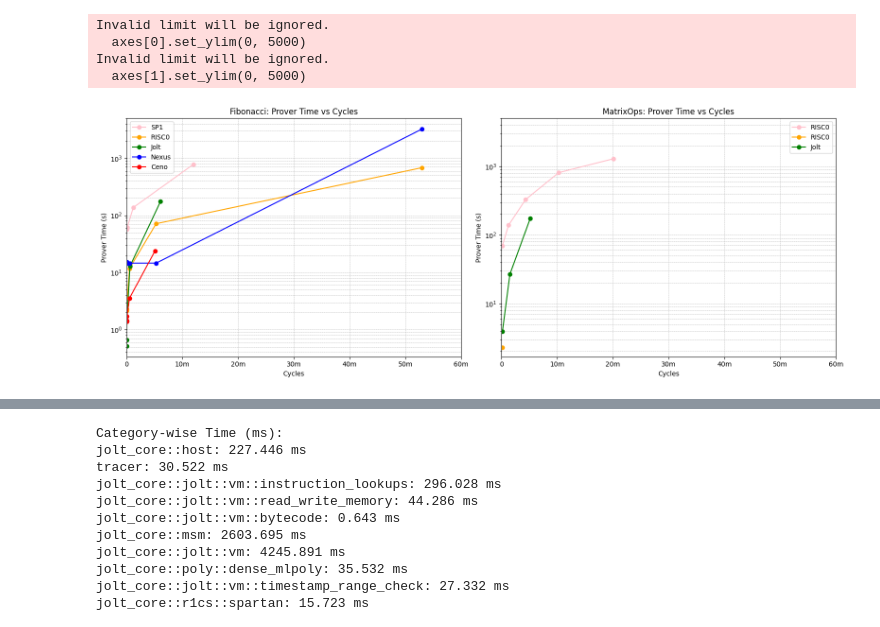
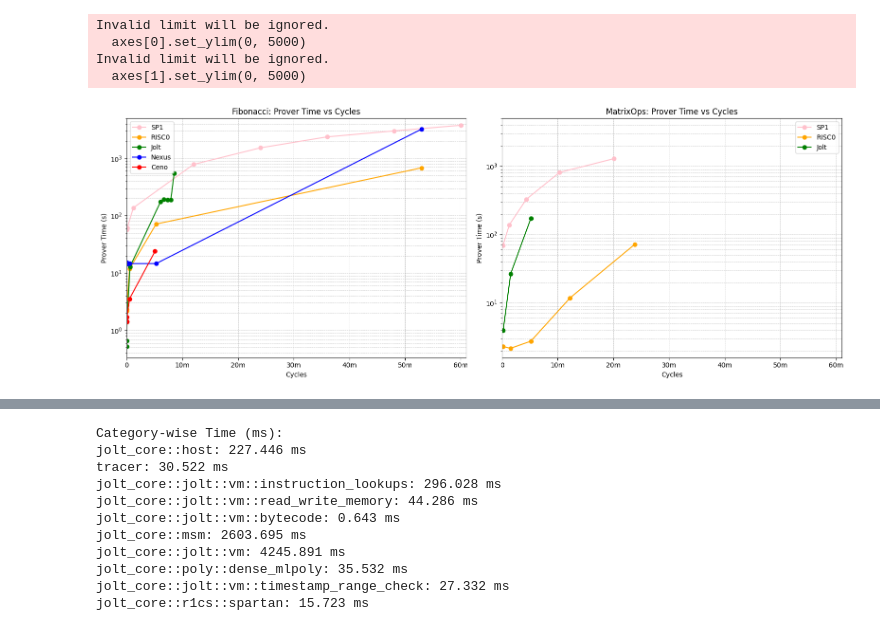
Before and after one commit to grandchildrice/zkvm-benchmarks, a Jupyter notebook: results/reports_20241221.ipynb, the cells around one changed output, grey strips where cells are left out. Drawn from its saved outputs; the diff is of its cells as text; code cells hidden in the pictures.

```diff
--- a/results/reports_20241221.ipynb
+++ b/results/reports_20241221.ipynb
@@ -95,9 +95,18 @@ def parse_multiple_logs(files, method):
     return pd.DataFrame(data)
 
 # Load SP1 CSV Files
-sp1_fib_log_files = ["sp1_fibonacci_n10.log", "sp1_fibonacci_n100.log",
-             "sp1_fibonacci_n1000.log", "sp1_fibonacci_n10000.log",
-             "sp1_fibonacci_n100000.log", "sp1_fibonacci_n1000000.log"]
+sp1_fib_log_files = [
+    "sp1_fibonacci_n10.log",
+    "sp1_fibonacci_n100.log",
+    "sp1_fibonacci_n1000.log",
+    "sp1_fibonacci_n10000.log",
+    "sp1_fibonacci_n100000.log",
+    "sp1_fibonacci_n1000000.log",
+    "sp1_fibonacci_n2000000.log",
+    "sp1_fibonacci_n3000000.log",
+    "sp1_fibonacci_n4000000.log",
+    "sp1_fibonacci_n5000000.log",
+]
 sp1_fib_df = parse_multiple_logs(sp1_fib_log_files, 'sp1')
 sp1_matrix_log_files = ["sp1_matrix-ops_n10.log", "sp1_matrix-ops_n20.log",
              "sp1_matrix-ops_n30.log", "sp1_matrix-ops_n40.log", "sp1_matrix-ops_n50.log"]
@@ -112,13 +121,21 @@ risc0_matrix_df = pd.read_csv(risc0_matrix_csv_file_name)
 risc0_matrix_df['proof_duration_sec'] = risc0_fib_df['proof_duration'] / 1e9
 
 # Load Jolt CSV Files
-jolt_fib_log_files = ["jolt_fibonacci_n10.log", "jolt_fibonacci_n100.log",
-             "jolt_fibonacci_n1000.log", "jolt_fibonacci_n10000.log",
-             "jolt_fibonacci_n100000.log"]
+jolt_fib_log_files = [
+    "jolt_fibonacci_n10.log",
+    "jolt_fibonacci_n100.log",
+    "jolt_fibonacci_n1000.log",
+    "jolt_fibonacci_n10000.log",
+    "jolt_fibonacci_n100000.log",
+    "jolt_fibonacci_n110000.log",
+    "jolt_fibonacci_n120000.log",
+    "jolt_fibonacci_n130000.log",
+    "jolt_fibonacci_n140000.log",
+]
 jolt_fib_df = parse_multiple_logs(jolt_fib_log_files, 'jolt')
-jolt_fib_log_files = ["jolt_matrix_ops_n10.log", "jolt_matrix_ops_n20.log",
+jolt_matrix_log_files = ["jolt_matrix_ops_n10.log", "jolt_matrix_ops_n20.log",
              "jolt_matrix_ops_n30.log", "jolt_matrix_ops_n40.log"]
-jolt_matrix_df = parse_multiple_logs(jolt_fib_log_files, 'jolt')
+jolt_matrix_df = parse_multiple_logs(jolt_matrix_log_files, 'jolt')
 
 # Load Nexus CSV Files
 nexus_fib_log_files = ["nexus_fibonacci_n10.log", "nexus_fibonacci_n100.log",
@@ -139,37 +156,37 @@ axes[0].plot(jolt_fib_df['user_cycles'], jolt_fib_df['proof_duration_sec'], mark
 axes[0].plot(risc0_fib_df['user_cycles'], nexus_fib_df['proof_duration_sec'], marker='o', label='Nexus', color='blue')
 axes[0].plot(ceno_fib_df['user_cycles'], ceno_fib_df['proof_duration_sec'], marker='o', label='Ceno', color='red')
 axes[0].set_title('Fibonacci: Prover Time vs Cycles')
 axes[0].set_xlabel('Cycles')
 axes[0].set_ylabel('Prover Time (s)')
 axes[0].set_yscale('log')
-axes[0].set_xlim(0, 60000000)
+axes[0].set_xlim(0, 61000000)
 axes[0].set_ylim(0, 5000)
 axes[0].xaxis.set_major_formatter(FuncFormatter(format_ticks))
 axes[0].grid(True, which='both', linestyle='--', linewidth=0.5)
 axes[0].legend()
 
 # MatrixOps Prover Time vs Cycles
-axes[1].plot(sp1_matrix_df['user_cycles'], sp1_matrix_df['proof_duration_sec'], marker='o', label='RISC0', color='pink')
+axes[1].plot(sp1_matrix_df['user_cycles'], sp1_matrix_df['proof_duration_sec'], marker='o', label='SP1', color='pink')
 axes[1].plot(risc0_matrix_df['user_cycles'], risc0_matrix_df['proof_duration_sec'], marker='o', label='RISC0', color='orange')
 axes[1].plot(jolt_matrix_df['user_cycles'], jolt_matrix_df['proof_duration_sec'], marker='o', label='Jolt', color='green')
 axes[1].set_title('MatrixOps: Prover Time vs Cycles')
 axes[1].set_xlabel('Cycles')
 axes[1].set_ylabel('Prover Time (s)')
 axes[1].set_yscale('log')
-axes[1].set_xlim(0, 60000000)
+axes[1].set_xlim(0, 61000000)
 axes[1].set_ylim(0, 5000)
 axes[1].xaxis.set_major_formatter(FuncFormatter(format_ticks))
 axes[1].grid(True, which='both', linestyle='--', linewidth=0.5)
 axes[1].legend()
 
 plt.tight_layout()
 plt.show()
 # %% [output]
 Invalid limit will be ignored.
   axes[0].set_ylim(0, 5000)
 Invalid limit will be ignored.
   axes[1].set_ylim(0, 5000)
-[figure, old version]
+[figure, new version]
 # %%
 fig, axes = plt.subplots(1, 2, figsize=(16, 6))
 
```
Also changed, not shown: parts of 1 cell of this notebook, 11 other files.
